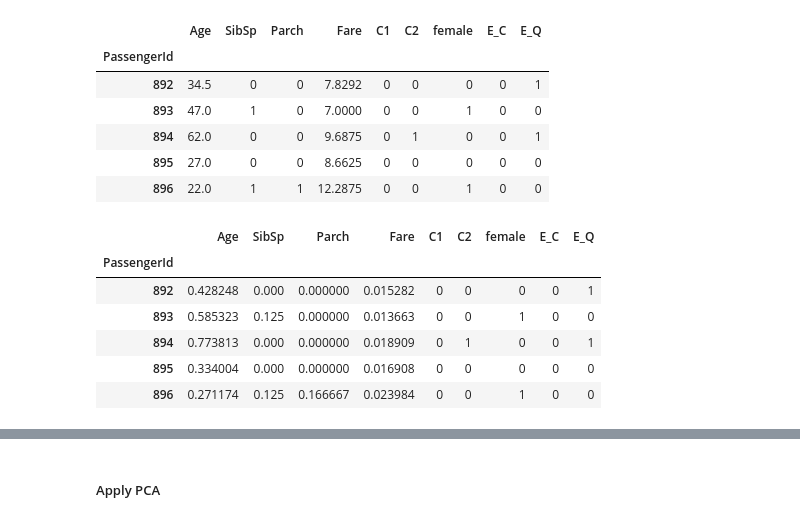
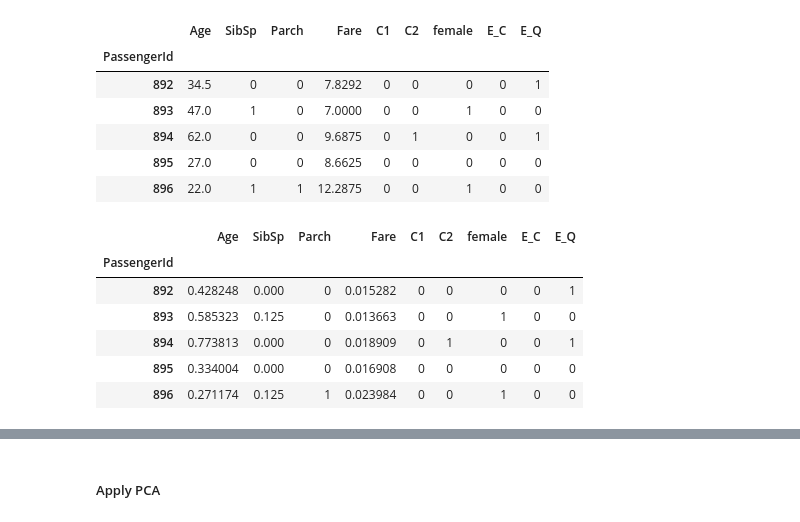
Before and after one commit to Starluxe/KaggleExercises, a Jupyter notebook: Getting Started with Titanic V02.ipynb, the cells around one changed output, grey strips where cells are left out. Saved outputs shown, nothing was run; the diff lists cells and outputs as text; code cells hidden in the pictures.

```diff
--- a/Getting Started with Titanic V02.ipynb
+++ b/Getting Started with Titanic V02.ipynb
@@ -604,7 +605,7 @@ from sklearn.preprocessing import MinMaxScaler
 # %%
 scaler = MinMaxScaler()
 # %%
-train_feat[['Age','SibSp', 'Parch', 'Fare']] = scaler.fit_transform(train_feat[['Age','SibSp', 'Parch', 'Fare']])
+train_feat[['Age','SibSp', 'Fare']] = scaler.fit_transform(train_feat[['Age','SibSp', 'Fare']])
 train_feat.head()
 # %% [output]
 |  | Age | SibSp | Parch | Fare | C1 | C2 | female | E_C | E_Q |
@@ -991,16 +1007,16 @@ test.head()
 | 896 | 22.0 | 1 | 1 | 12.2875 | 0 | 0 | 1 | 0 | 0 |
 # %%
 # Transform in this case to use the training model of train data
-test[['Age','SibSp', 'Parch', 'Fare']] = scaler.transform(test[['Age','SibSp', 'Parch', 'Fare']])
+test[['Age','SibSp', 'Fare']] = scaler.transform(test[['Age','SibSp', 'Fare']])
 test.head()
 # %% [output]
 |  | Age | SibSp | Parch | Fare | C1 | C2 | female | E_C | E_Q |
 | PassengerId |  |  |  |  |  |  |  |  |  |
-| 892 | 0.428248 | 0.000 | 0.000000 | 0.015282 | 0 | 0 | 0 | 0 | 1 |
-| 893 | 0.585323 | 0.125 | 0.000000 | 0.013663 | 0 | 0 | 1 | 0 | 0 |
-| 894 | 0.773813 | 0.000 | 0.000000 | 0.018909 | 0 | 1 | 0 | 0 | 1 |
-| 895 | 0.334004 | 0.000 | 0.000000 | 0.016908 | 0 | 0 | 0 | 0 | 0 |
-| 896 | 0.271174 | 0.125 | 0.166667 | 0.023984 | 0 | 0 | 1 | 0 | 0 |
+| 892 | 0.428248 | 0.000 | 0 | 0.015282 | 0 | 0 | 0 | 0 | 1 |
+| 893 | 0.585323 | 0.125 | 0 | 0.013663 | 0 | 0 | 1 | 0 | 0 |
+| 894 | 0.773813 | 0.000 | 0 | 0.018909 | 0 | 1 | 0 | 0 | 1 |
+| 895 | 0.334004 | 0.000 | 0 | 0.016908 | 0 | 0 | 0 | 0 | 0 |
+| 896 | 0.271174 | 0.125 | 1 | 0.023984 | 0 | 0 | 1 | 0 | 0 |
 # %%
 test.describe()
 # %% [output]
```
Also changed, not shown: parts of 43 cells of this notebook.
